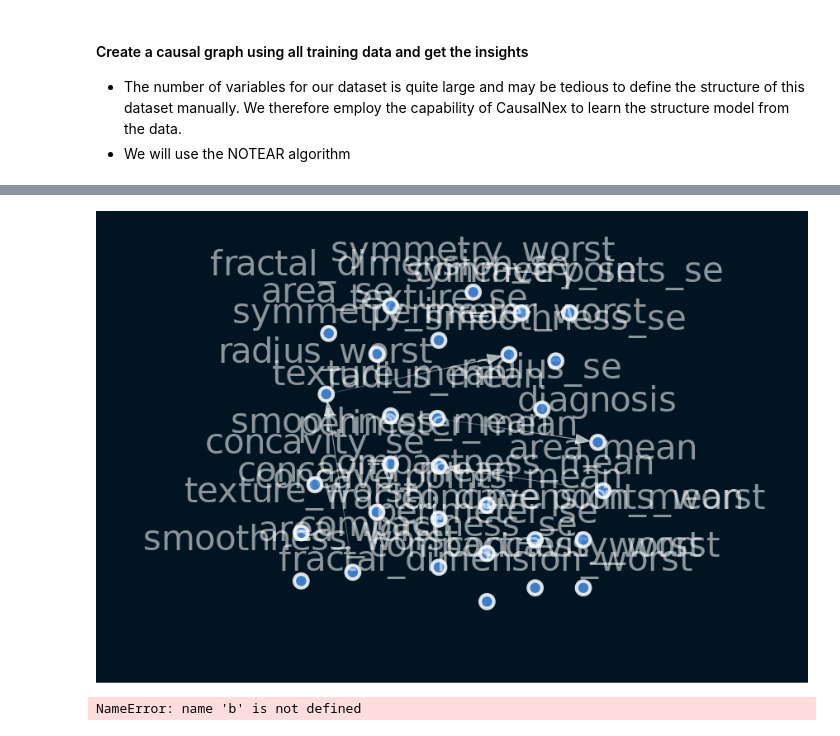
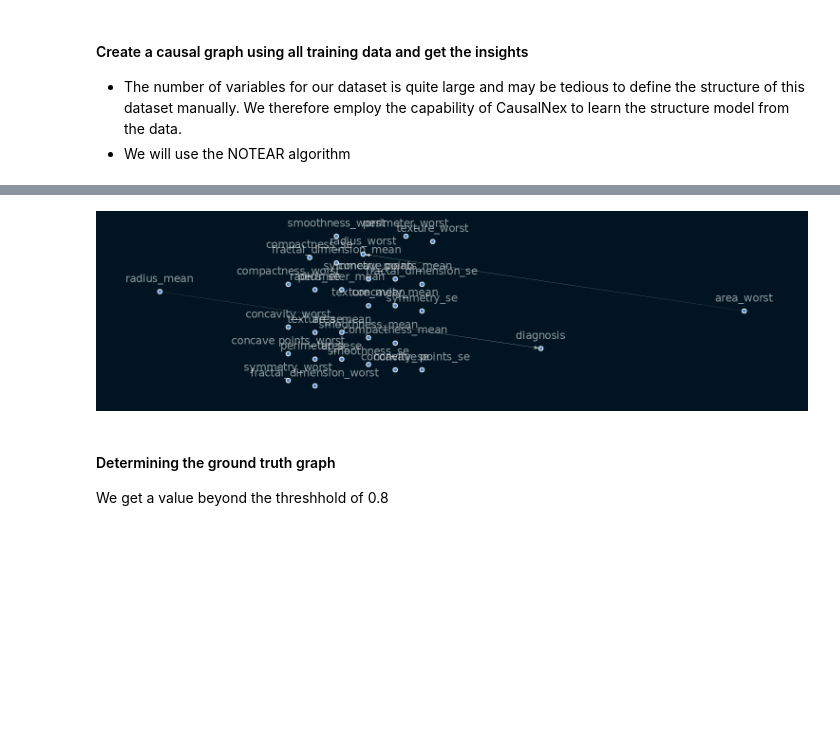
Before and after one commit to ProgrammingOperative/Causal-Inference, a Jupyter notebook: notebooks/causal_learning.ipynb, the cells around one changed output, grey strips where cells are left out. Drawn from its saved outputs; the diff is of its cells as text; code cells hidden in the pictures; blank space fills up the shorter version.

Commit message:
Determine ground truth

```diff
--- a/notebooks/causal_learning.ipynb
+++ b/notebooks/causal_learning.ipynb
@@ -76,6 +106,6 @@ new = total_train[10:-1]
 - The number of variables for our dataset is quite large and may be tedious to define the structure of this dataset manually. We therefore employ the capability of CausalNex to learn the structure model from the data.
 - We will use the NOTEAR algorithm
 # %%
-%%time
+# sm = from_pandas(total_train, tabu_parent_nodes=['diagnosis'],)
 
-sm = from_pandas(new, tabu_parent_nodes=['diagnosis'],)
+sm_data = from_pandas(total_train.iloc[:,:],tabu_parent_nodes=['diagnosis'])
@@ -84,12 +141,9 @@ UsageError: Line magic function `%%time` not found.
 # %%
-sm.remove_edges_below_threshold(0.8)
-
 viz = plot_structure(
-    sm,
-    graph_attributes={"scale": "0.5"},
+    sm_data,
+    graph_attributes={"scale":"5", "size":5},
     all_node_attributes=NODE_STYLE.WEAK,
     all_edge_attributes=EDGE_STYLE.WEAK,
-    prog='fdp',
 )
 Image(viz.draw(format='png'))
 # %% [output]
@@ -113,5 +150 @@ Warning: node 'fractal_dimension_worst', graph '' size too small for label
-[figure, old version]
+[figure, new version]
-# %%
-plot = Plot(b)
-# %% [output]
-NameError: name 'b' is not defined
@@ -120 +151,4 @@ sm.remove_edges_below_threshold(0.8)
+# %% [markdown]
+#### Determining the ground truth graph
+We get a value beyond the threshhold of 0.8
 # %%
```
Also changed, not shown: parts of 11 cells of this notebook, 2 other files.
